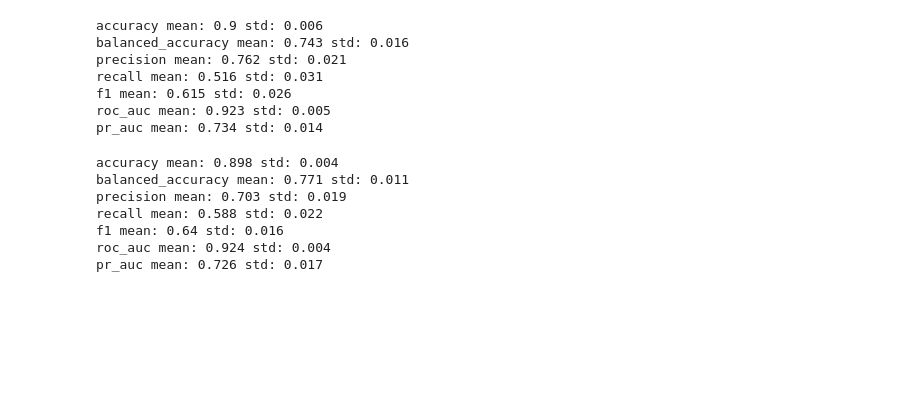
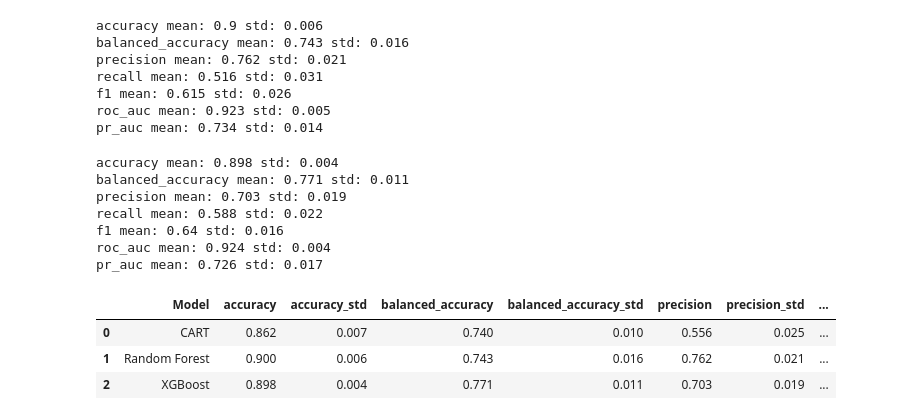
Before and after one commit to EmilB04/Machine-Learning, a Jupyter notebook: project1/notebooks/analysis.ipynb, the cells around one changed output. Saved outputs shown, nothing was run; the diff lists cells and outputs as text; code cells hidden in the pictures; blank space fills up the shorter version.

```diff
--- a/project1/notebooks/analysis.ipynb
+++ b/project1/notebooks/analysis.ipynb
@@ -562,3 +562,29 @@ recall mean: 0.588 std: 0.022
 f1 mean: 0.64 std: 0.016
 roc_auc mean: 0.924 std: 0.004
 pr_auc mean: 0.726 std: 0.017
+# %%
+import pandas as pd
+
+def summarize_cv(name, results):
+    row = {"Model": name}
+
+    for metric in scoring:
+        scores = results[f"test_{metric}"]
+        row[metric] = scores.mean()
+        row[metric + "_std"] = scores.std()
+
+    return row
+
+
+comparison = pd.DataFrame([
+    summarize_cv("CART", cart_cv),
+    summarize_cv("Random Forest", rf_cv),
+    summarize_cv("XGBoost", xgb_cv)
+])
+
+comparison.round(3)
+# %% [output]
+|  | Model | accuracy | accuracy_std | balanced_accuracy | balanced_accuracy_std | precision | precision_std | ... |
+| 0 | CART | 0.862 | 0.007 | 0.740 | 0.010 | 0.556 | 0.025 | ... |
+| 1 | Random Forest | 0.900 | 0.006 | 0.743 | 0.016 | 0.762 | 0.021 | ... |
+| 2 | XGBoost | 0.898 | 0.004 | 0.771 | 0.011 | 0.703 | 0.019 | ... |
```
Also changed, not shown: parts of 5 cells of this notebook.
